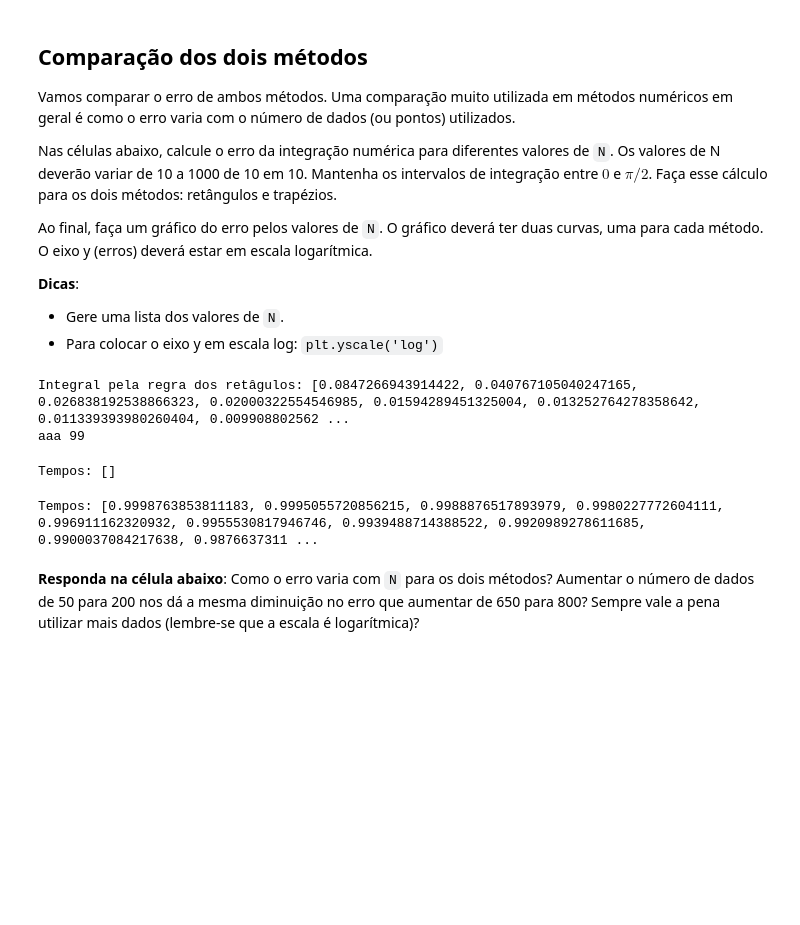
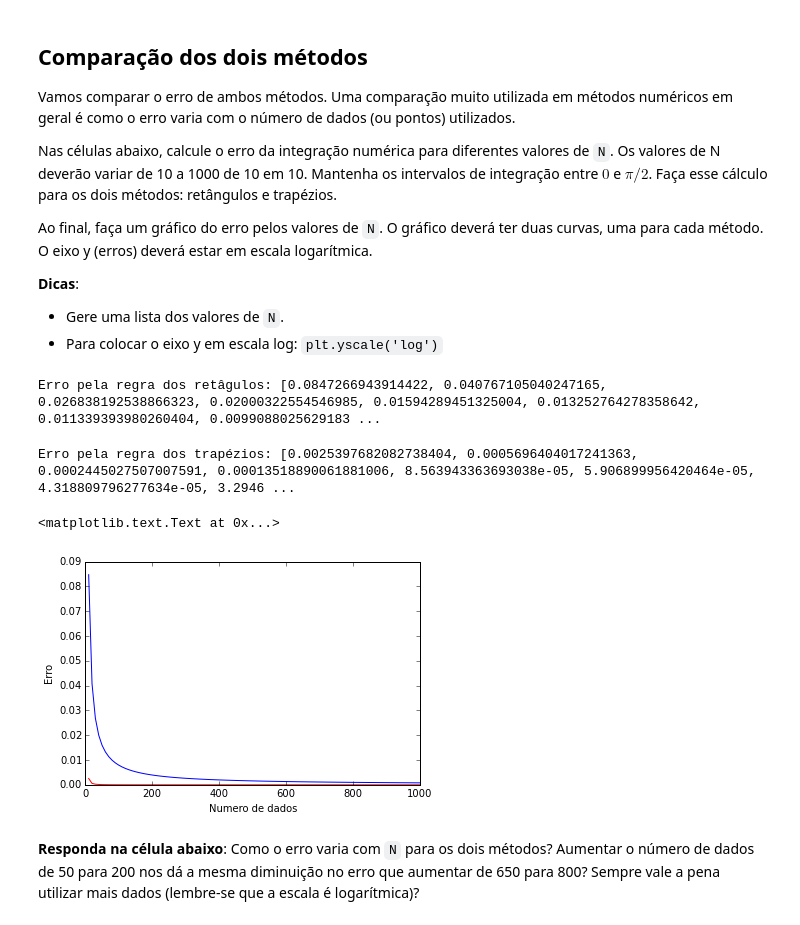
Before and after one commit to mat-esp-2015/integracao-r-d-l, a Jupyter notebook: tarefa-integracao.ipynb, the cells around one changed output. Cells and saved outputs as stored; diff of their text form; code cells hidden in the pictures; blank space fills up the shorter version.

```diff
--- a/tarefa-integracao.ipynb
+++ b/tarefa-integracao.ipynb
@@ -214,12 +215,16 @@ Ao final, faça um gráfico do erro pelos valores de `N`. O gráfico deverá ter
 # inicio e fim são os intervalos de integração
 inicio = 0 # Funções trigonométricas utilizam ângulos em radianos!
 fim = math.pi/2
-N_s = range(10,1000,10)
+N_s = range(10,1010,10)
 lista_erro_retangulo = []
+lista_erro_trapezio = []
+lista_N = []
+
 for N in N_s:
     intervalo = (fim - inicio)/(N - 1)
     tempos_2 = []
     dados_2 = []
+    lista_N.append(N)
 
     for i in range(N):
         t = inicio + i*intervalo
@@ -227,34 +232,47 @@ for N in N_s:
         dados_2.append(math.cos(t))
 
 
+    lista_de_area_2_reta = [] #lista vazia, onde será adicionados o valores da área de cada retangulo
+    lista_de_area_2_trap = []
+    for valor in dados_2: #para cada valor de dados
+        area_2_reta =  valor * intervalo
+        lista_de_area_2_reta.append(area_2_reta)
 
+    for x in range(N-1): #Cada valor da lista, do somatório de i (de N-1)
+        o = dados_2[x] + dados_2[x+1] #soma do valor de x, mais o valor de x+1
+        area_2_trap = intervalo*o/2
+        lista_de_area_2_trap.append(area_2_trap)
 
-    lista_de_area_2 = [] #lista vazia, onde será adicionados o valores da área de cada retangulo
+    area_reta = 0
+    area_trap = 0
 
-    for valor in dados_2: #para cada valor de dados
-        area_2 =  valor * intervalo
-        lista_de_area_2.append(area_2)
-    area_reta = 0
+    for valor in lista_de_area_2_reta: # para cada valor da lista
+        area_reta = area_reta + valor
+    E_reta = abs(res_true - area_reta)
+    lista_erro_retangulo.append(E_reta)
 
-    for valor in lista_de_area_2: # para cada valor da lista
-        area_reta = area_reta + valor
-    E = abs(res_true - area_reta)
-    lista_erro_retangulo.append(E)
-
-print("Integral pela regra dos retâgulos:", lista_erro_retangulo)
-a = len(lista_erro_retangulo)
-print("aaa",a)
+    for valor in lista_de_area_2_trap:
+        area_trap = area_trap + valor
+    E_trap = abs(res_true - area_trap)
+    lista_erro_trapezio.append(E_trap)
-# %% [output]
-Integral pela regra dos retâgulos: [0.0847266943914422, 0.040767105040247165, 0.026838192538866323, 0.02000322554546985, 0.01594289451325004, 0.013252764278358642, 0.011339393980260404, 0.009908802562 ...
-aaa 99
-# %%
-print("Tempos:", tempos_2)
-# %% [output]
-Tempos: []
-# %%
-print("Tempos:", dados_2)
-# %% [output]
-Tempos: [0.9998763853811183, 0.9995055720856215, 0.9988876517893979, 0.9980227772604111, 0.996911162320932, 0.9955530817946746, 0.9939488714388522, 0.9920989278611685, 0.9900037084217638, 0.9876637311 ...
+# %%
+print("Erro pela regra dos retâgulos:", lista_erro_retangulo)
+# %% [output]
+Erro pela regra dos retâgulos: [0.0847266943914422, 0.040767105040247165, 0.026838192538866323, 0.02000322554546985, 0.01594289451325004, 0.013252764278358642, 0.011339393980260404, 0.0099088025629183 ...
+# %%
+print("Erro pela regra dos trapézios:", lista_erro_trapezio)
+# %% [output]
+Erro pela regra dos trapézios: [0.0025397682082738404, 0.0005696404017241363, 0.0002445027507007591, 0.00013518890061881006, 8.563943363693038e-05, 5.906899956420464e-05, 4.318809796277634e-05, 3.2946 ...
+# %%
+# Os import's foram feitos na primeira célula
+plt.figure() #plotar figura
+plt.plot(lista_N, lista_erro_retangulo,"-b", label="Retângulos") #seleção das tabelas tempos e dados
+plt.plot(lista_N, lista_erro_trapezio, "-r", label="Trapézios")
+plt.xlabel("Numero de dados") #definição do eixo horizontal como tempos
+plt.ylabel("Erro") #definição do eixo vertical como dados
+# %% [output]
+<matplotlib.text.Text at 0x...>
+[figure, added]
 # %% [markdown]
 **Responda na célula abaixo**: Como o erro varia com `N` para os dois métodos? Aumentar o número de dados de 50 para 200 nos dá a mesma diminuição no erro que aumentar de 650 para 800? Sempre vale a pena utilizar mais dados (lembre-se que a escala é logarítmica)?
 # %% [markdown]
```
Also changed, not shown: parts of 3 cells of this notebook.
